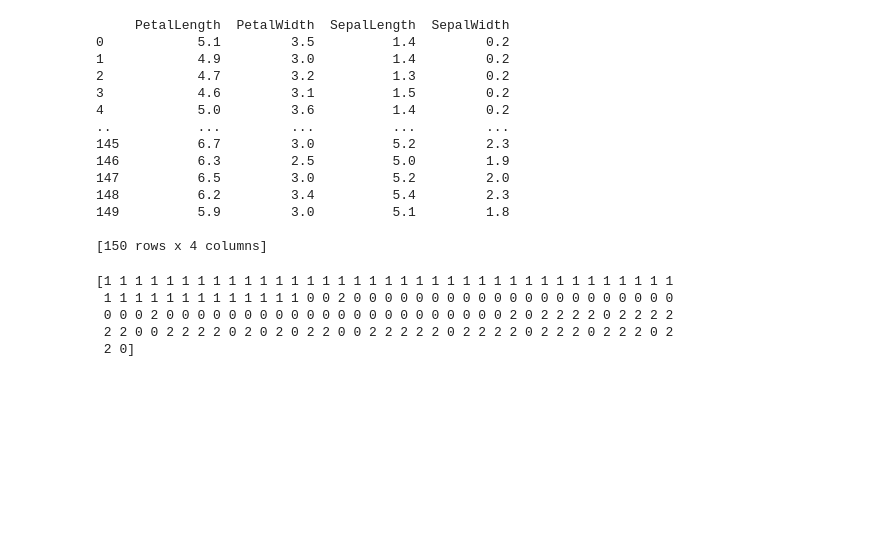
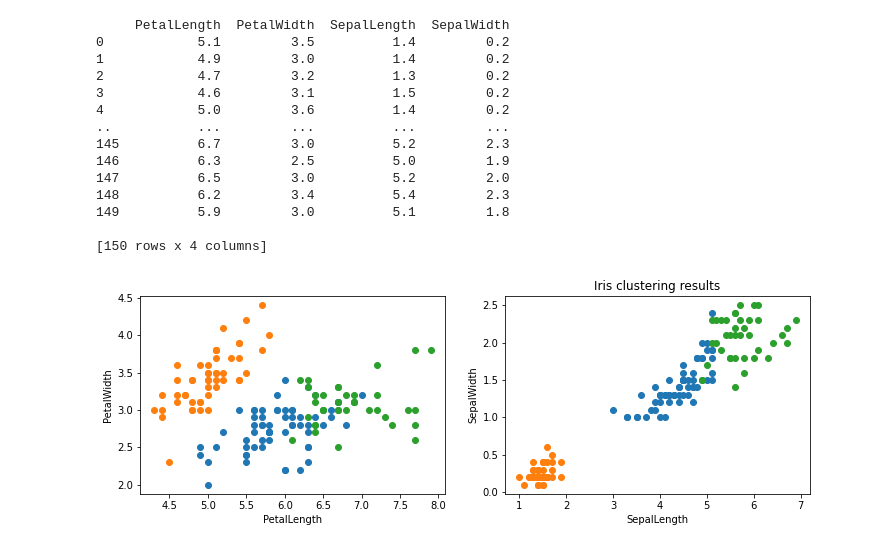
Before and after one commit to vinhphuctadang/data-mining, a Jupyter notebook: day3/iris.ipynb, the cells around one changed output. Drawn from its saved outputs; the diff is of its cells as text; code cells hidden in the pictures; blank space fills up the shorter version.

```diff
--- a/day3/iris.ipynb
+++ b/day3/iris.ipynb
@@ -17,13 +17,30 @@ print(iris)
 149          5.9         3.0          5.1         1.8
 
 [150 rows x 4 columns]
-# %%
-from sklearn.cluster import KMeans
-kmean_model = KMeans(n_clusters=3).fit(iris)
-print(kmean_model.predict(iris))
-# %% [output]
-[1 1 1 1 1 1 1 1 1 1 1 1 1 1 1 1 1 1 1 1 1 1 1 1 1 1 1 1 1 1 1 1 1 1 1 1 1
- 1 1 1 1 1 1 1 1 1 1 1 1 1 0 0 2 0 0 0 0 0 0 0 0 0 0 0 0 0 0 0 0 0 0 0 0 0
- 0 0 0 2 0 0 0 0 0 0 0 0 0 0 0 0 0 0 0 0 0 0 0 0 0 0 2 0 2 2 2 2 0 2 2 2 2
- 2 2 0 0 2 2 2 2 0 2 0 2 0 2 2 0 0 2 2 2 2 2 0 2 2 2 2 0 2 2 2 0 2 2 2 0 2
- 2 0]
+# %%
+# Train model using KMeans with k = 3
+from sklearn.cluster import KMeans
+k = 3
+kmean_model = KMeans(n_clusters=k).fit(iris)
+Y = kmean_model.predict(iris)
+
+# Data plot
+import matplotlib.pyplot as plt
+import numpy as np
+fig = plt.figure(figsize =(12, 8))
+
+def render(ax, X, Y, X_LABEL, Y_LABEL):
+    ax.set_xlabel(X_LABEL)
+    ax.set_ylabel(Y_LABEL)
+    for i in np.unique(Y):
+        ax.scatter(iris.loc[Y == i, X_LABEL], iris.loc[Y == i, Y_LABEL])
+
+ax = fig.add_subplot(221)
+render(ax, X, Y, 'PetalLength', 'PetalWidth')
+ax = fig.add_subplot(222)
+render(ax, X, Y, 'SepalLength', 'SepalWidth')
+
+plt.title("Iris KMEANs clustering results")
+plt.show()
+# %% [output]
+[figure, added]
```
Also changed, not shown: 3 other files.
